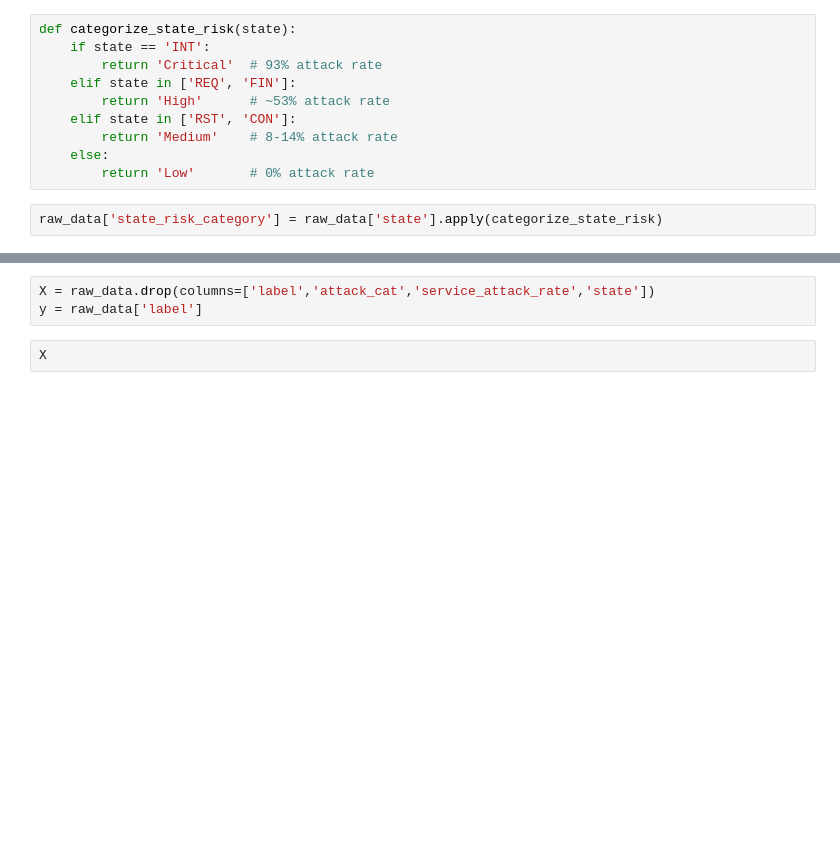
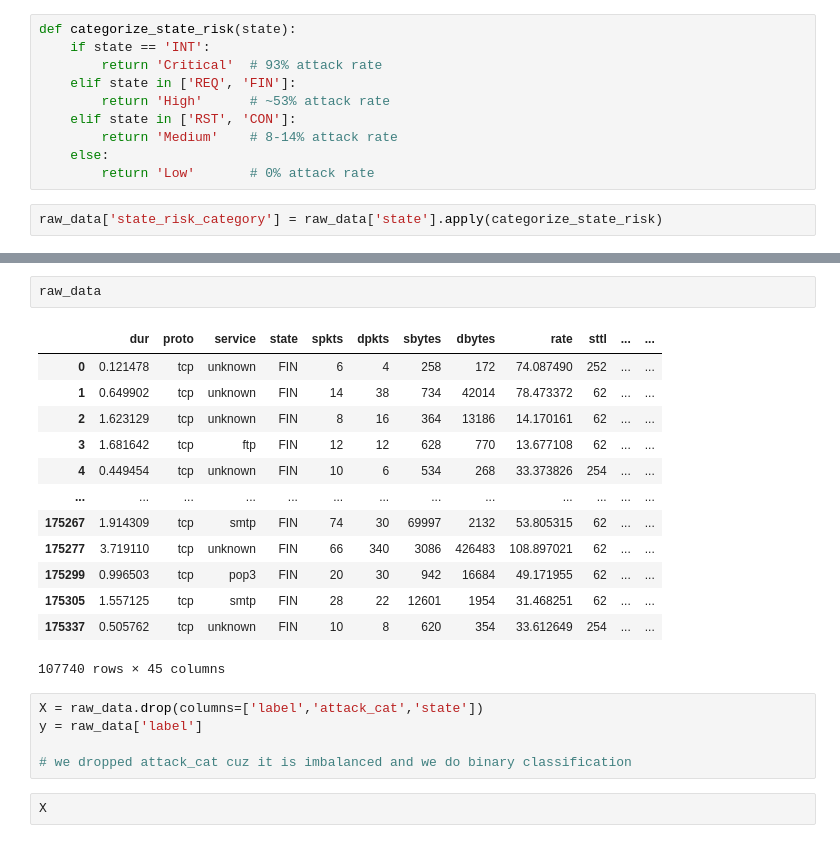
Before and after one commit to yessine634/cyber-security-intrusion-detection, a Jupyter notebook: intrusion_detection_unsw_nb15.ipynb, the cells around one changed output, grey strips where cells are left out. Saved outputs shown, nothing was run; the diff lists cells and outputs as text; blank space fills up the shorter version.

```diff
--- a/intrusion_detection_unsw_nb15.ipynb
+++ b/intrusion_detection_unsw_nb15.ipynb
@@ -492,7 +494,25 @@ Numerical: ['id', 'dur', 'spkts', 'dpkts', 'sbytes', 'dbytes', 'rate', 'sttl', '
 Categorical: ['proto', 'service', 'state', 'attack_cat', 'state_risk_category']
+# %%
+raw_data
+# %% [output]
+|  | dur | proto | service | state | spkts | dpkts | sbytes | dbytes | rate | sttl | ... | ... |
+| 0 | 0.121478 | tcp | unknown | FIN | 6 | 4 | 258 | 172 | 74.087490 | 252 | ... | ... |
+| 1 | 0.649902 | tcp | unknown | FIN | 14 | 38 | 734 | 42014 | 78.473372 | 62 | ... | ... |
+| 2 | 1.623129 | tcp | unknown | FIN | 8 | 16 | 364 | 13186 | 14.170161 | 62 | ... | ... |
+| 3 | 1.681642 | tcp | ftp | FIN | 12 | 12 | 628 | 770 | 13.677108 | 62 | ... | ... |
+| 4 | 0.449454 | tcp | unknown | FIN | 10 | 6 | 534 | 268 | 33.373826 | 254 | ... | ... |
+| ... | ... | ... | ... | ... | ... | ... | ... | ... | ... | ... | ... | ... |
+| 175267 | 1.914309 | tcp | smtp | FIN | 74 | 30 | 69997 | 2132 | 53.805315 | 62 | ... | ... |
+| 175277 | 3.719110 | tcp | unknown | FIN | 66 | 340 | 3086 | 426483 | 108.897021 | 62 | ... | ... |
+| 175299 | 0.996503 | tcp | pop3 | FIN | 20 | 30 | 942 | 16684 | 49.171955 | 62 | ... | ... |
+| 175305 | 1.557125 | tcp | smtp | FIN | 28 | 22 | 12601 | 1954 | 31.468251 | 62 | ... | ... |
+| 175337 | 0.505762 | tcp | unknown | FIN | 10 | 8 | 620 | 354 | 33.612649 | 254 | ... | ... |
+107740 rows × 45 columns
 # %%
-X = raw_data.drop(columns=['label','attack_cat','service_attack_rate','state'])
+X = raw_data.drop(columns=['label','attack_cat','state'])
 y = raw_data['label']
+
+# we dropped attack_cat cuz it is imbalanced and we do binary classification
 # %%
 X
 # %% [output]
```
Also changed, not shown: parts of 37 cells of this notebook, 1 other file.
